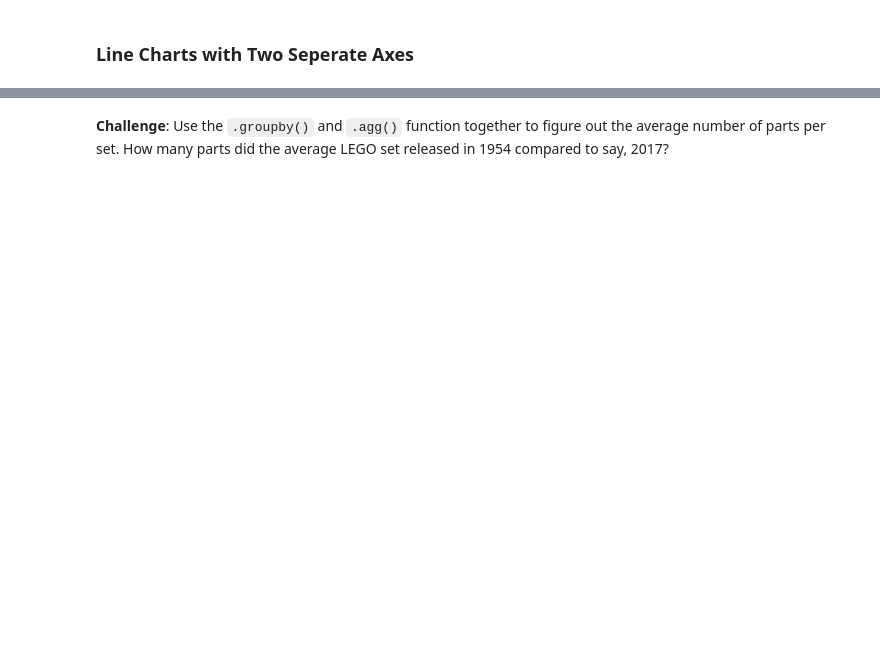
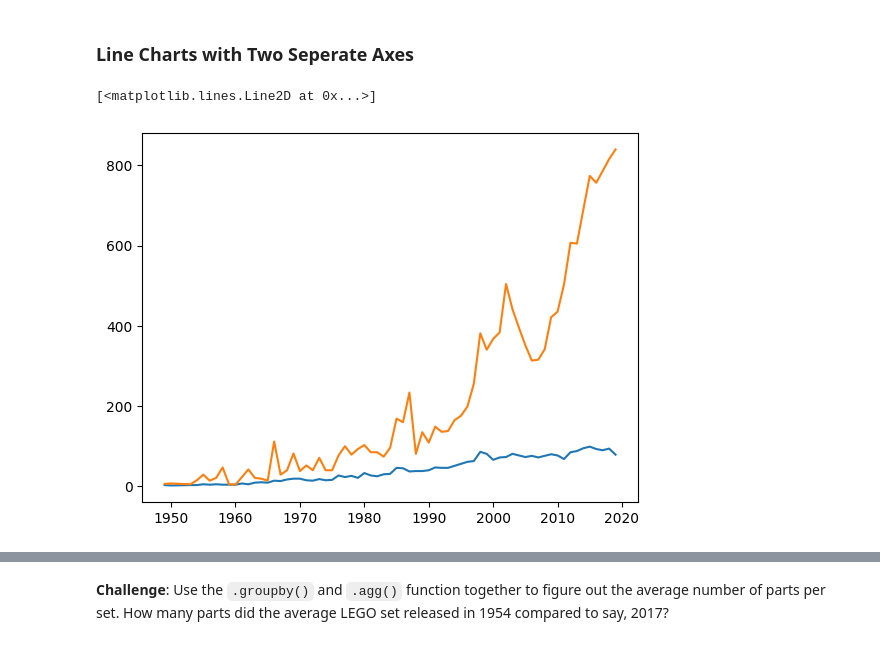
Before and after one commit to marcoman/experimental-100, a Jupyter notebook: 71-80/74/start/lego-start.ipynb, the cells around one changed output, grey strips where cells are left out. Saved outputs shown, nothing was run; the diff lists cells and outputs as text; code cells hidden in the pictures; blank space fills up the shorter version.

```diff
--- a/71-80/74/start/lego-start.ipynb
+++ b/71-80/74/start/lego-start.ipynb
@@ -281,2 +290,8 @@ Let's work out the number of different themes shipped by year. This means we hav
 # %% [markdown]
 ### Line Charts with Two Seperate Axes
+# %%
+plt.plot(themes_by_year.index[:-2], themes_by_year.nr_themes[:-2], label='Number of themes')
+plt.plot(sets_by_year.index[:-2], sets_by_year.set_num[:-2], label='Number of posts')
+# %% [output]
+[<matplotlib.lines.Line2D at 0x...>]
+[figure, added]
```
Also changed, not shown: parts of 23 cells of this notebook, 8 other files.
